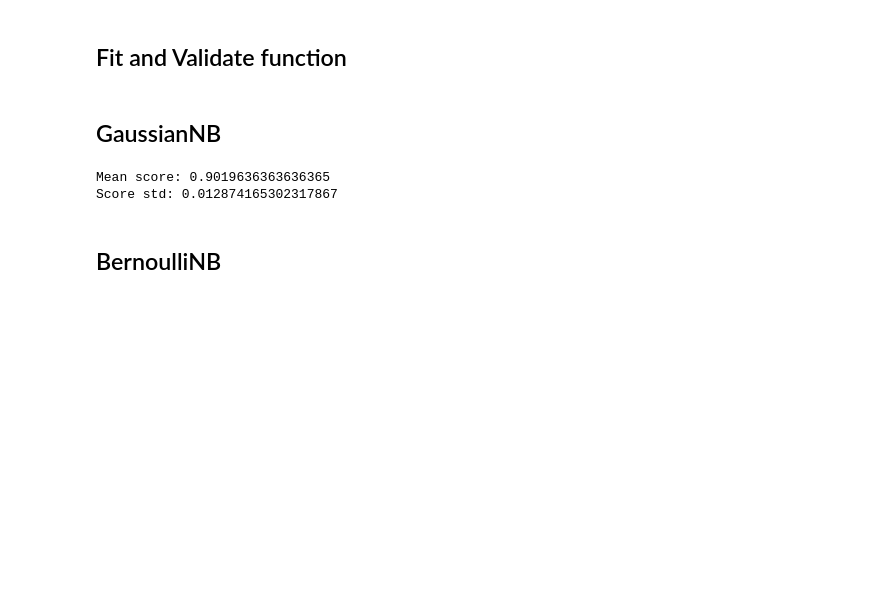
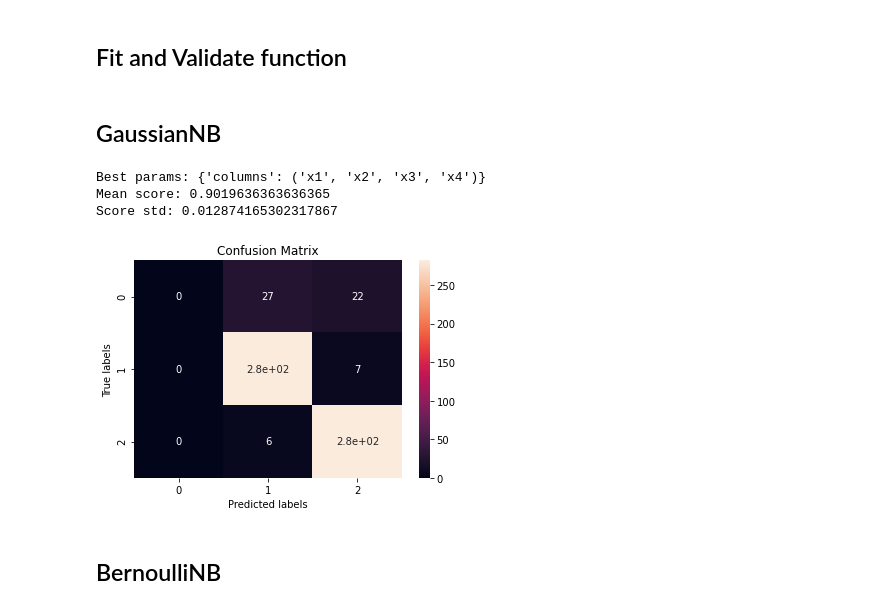
Before and after one commit to VSydorskyy/IASA_CV_LABS, a Jupyter notebook: lab_1/main.ipynb, the cells around one changed output. Cells and saved outputs as stored; diff of their text form; code cells hidden in the pictures; blank space fills up the shorter version.

```diff
--- a/lab_1/main.ipynb
+++ b/lab_1/main.ipynb
@@ -225,15 +316,19 @@ def fit_validate(
 # %% [markdown]
 ## GaussianNB
 # %%
-fit_validate(
+grid_search(
     input_df=df,
     target_col='y',
-    ml_model=GaussianNB(),
+    use_feature_search=True,
+    ml_model=GaussianNB,
+    search_params_grid=None,
     random_state=RANDOM_STATES
 );
 # %% [output]
+Best params: {'columns': ('x1', 'x2', 'x3', 'x4')}
 Mean score: 0.9019636363636365
 Score std: 0.012874165302317867
+[figure, added]
 # %% [markdown]
 ## BernoulliNB
 # %%
```
Also changed, not shown: parts of 6 cells of this notebook.
